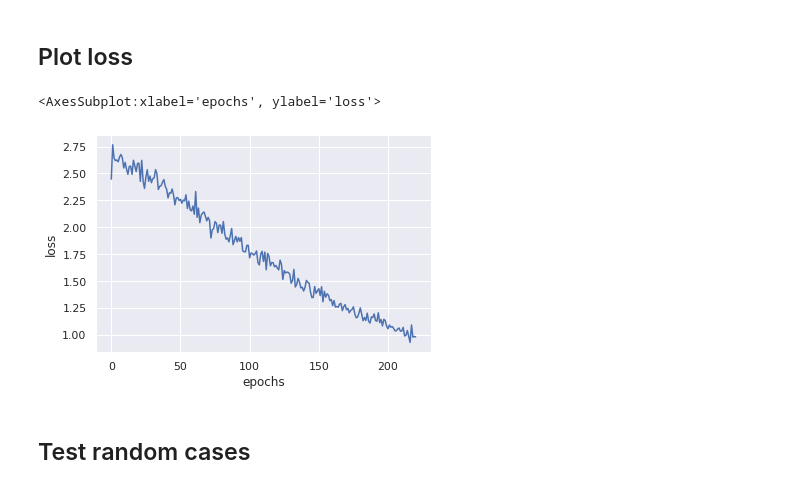
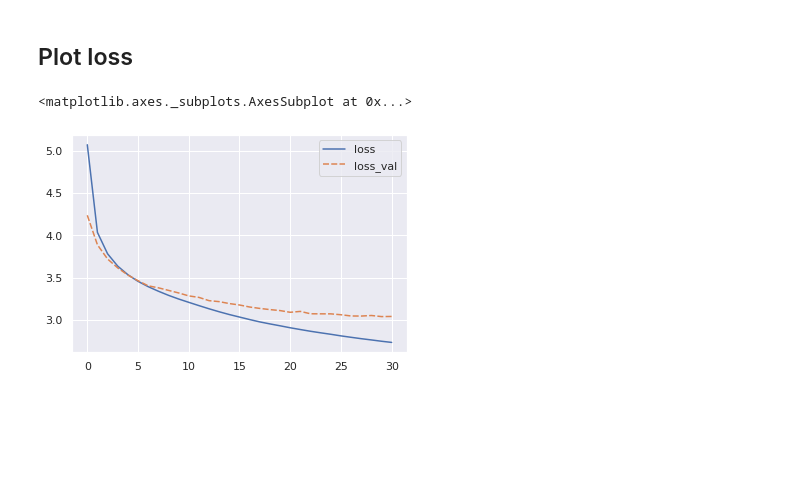
Before and after one commit to PriyankaVelagala/Image-Captioning-Project, a Jupyter notebook: train_model.ipynb, the cells around one changed output. Cells and saved outputs as stored; diff of their text form; code cells hidden in the pictures; blank space fills up the shorter version.

Commit message:
Clean up base model notebook

```diff
--- a/train_model.ipynb
+++ b/train_model.ipynb
@@ -41,11 +53,13 @@ Initialized 700 images!
 # %%
 # dataset
 data_args = {'stage': 'val',
-            'ds_path' : "/home/Datasets/flickr30k/",
-            'captions_dir': "annotations",
+            'ds_path' : "/content/drive/MyDrive/Colab Notebooks/sequences/sequences2",
+            'captions_dir': "",
             'captions_fname': 'results_new.csv',
-            'images_dir': 'images_split',
+            'images_dir': '/images_split',
             'freq_threshold': 5}
-val_data = dataset_flickr.Flickr30kData(**data_args)
+#val_data = dataset_flickr.Flickr30kData(**data_args)
+val_data = dataset_flickr7k.Flickr7kData(**data_args)
+
 print(f"Initialized {len(val_data)} images!")
 # %% [output]
@@ -78,13 +74,13 @@ Initialized 200 images!
 ## Set up data loader
 # %%
 pad_idx = train_data.vocabulary.str_to_idx["<PAD>"]
-batch_size = 32
+batch_size = 128
 
 train_loader = DataLoader(
         dataset=train_data,
         batch_size=batch_size,
         shuffle=True,
-        collate_fn=helper.CollateCustom(pad_idx),
+        collate_fn=helper.CollateCustom(pad_idx, batch_first=False),
     )
 
 
@@ -92,16 +88,8 @@ val_loader = DataLoader (
         dataset=val_data,
         batch_size=batch_size,
         shuffle=True,
-        collate_fn=helper.CollateCustom(pad_idx),
+        collate_fn=helper.CollateCustom(pad_idx, batch_first=False),
     )
-
-
-test_loader = DataLoader(
-        dataset=val_data,
-        batch_size=  1,
-        shuffle=True,
-        #collate_fn=helper_classes.CollateCustom(pad_idx),
-    )
 # %% [markdown]
 # Set up hyperparameters
 # %%
@@ -221,28 +268,27 @@ loss:  0.9829516410827637
 # %%
 import matplotlib.pyplot as plt
 import seaborn as sns
 import pandas as pd
 sns.set()
 
 
 if restore_latest_checkpoint:
     #add to existing losses
-    old_losses = pd.read_csv('loss.csv')[["epochs", "loss"]]
+    old_losses = pd.read_csv('loss.csv')[["epochs", "loss", "loss_val"]]
     start_index = old_losses.epochs.max() + 1
-    new_data = [[start_index+i, losses[i]] for i in range(len(losses))]
-    new_losses = pd.DataFrame(new_data, columns = ["epochs", "loss"])
-    loss_df = pd.concat([old_losses, new_losses], keys = ["epochs", "loss"]).reset_index(drop = True)
+    new_data = [[start_index+i, losses[i][0], losses[i][1]] for i in range(len(losses))]
+    new_losses = pd.DataFrame(new_data, columns = ["epochs", "loss", "loss_val"])
+    loss_df = pd.concat([old_losses, new_losses], keys = ["epochs", "loss", "loss_val"]).reset_index(drop = True)
 
 else:
     #create new df
-    loss_df = pd.DataFrame(losses, columns = ['loss'])
+    loss_df = pd.DataFrame(losses, columns = ['loss', "loss_val"])
     loss_df = loss_df.reset_index().rename(columns= {'index': 'epochs'})
 
 loss_df.to_csv("loss.csv")
 
-sns.lineplot(data = loss_df, x = "epochs", y = "loss")
+loss_df
+sns.lineplot(data= loss_df.iloc[:, 1:])
 # %% [output]
-<AxesSubplot:xlabel='epochs', ylabel='loss'>
+<matplotlib.axes._subplots.AxesSubplot at 0x...>
-[figure, old version]
+[figure, new version]
-# %% [markdown]
-## Test random cases
```
Also changed, not shown: parts of 16 cells of this notebook.
